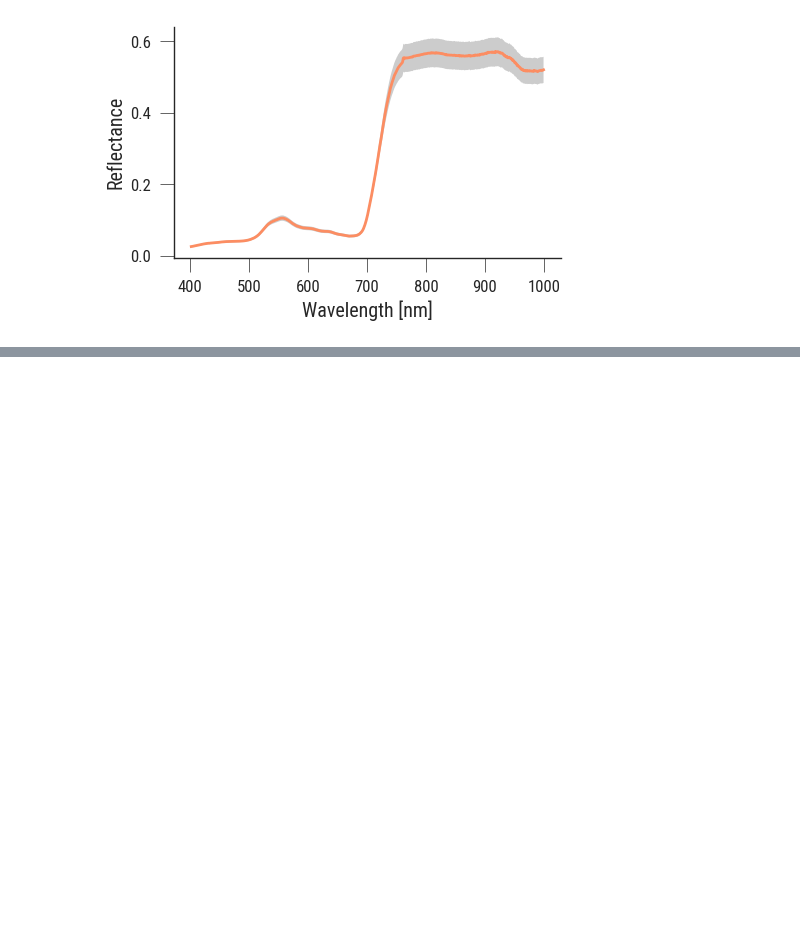
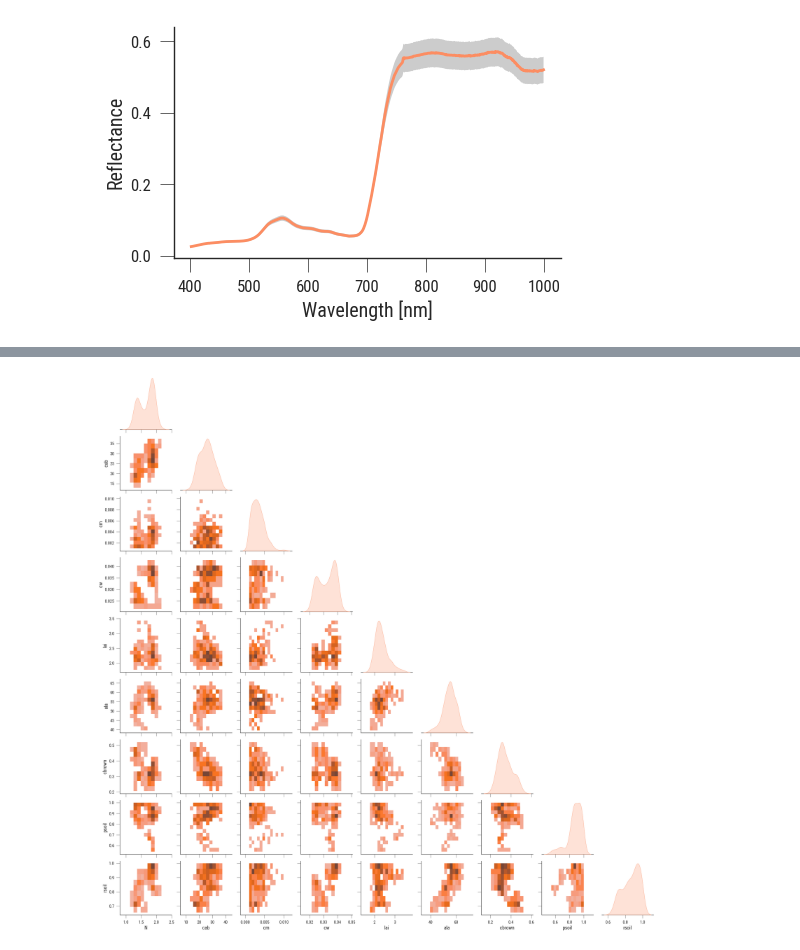
Before and after one commit to jgomezdans/pangeos_uq, a Jupyter notebook: notebooks/09-PiccoloDoppioInversion.ipynb, the cells around one changed output, grey strips where cells are left out. Cells and saved outputs as stored; diff of their text form; code cells hidden in the pictures; blank space fills up the shorter version.

```diff
--- a/notebooks/09-PiccoloDoppioInversion.ipynb
+++ b/notebooks/09-PiccoloDoppioInversion.ipynb
@@ -84,15 +149,21 @@ retrieval = BiophysicalRetrievalInSitu(df.refl.to_numpy(),
 # %%
-retrieval.run_mcmc(n_samples=20_000)
-retrieval.posterior_samples
+PARAMETERS_NAME = [
+    "N",
+    "cab",
+    "cm",
+    "cw",
+    "lai",
+    "ala",
+    "cbrown",
+    "psoil",
+    "rsoil",
+]
+posterior_df = pd.DataFrame(
+    retrieval.posterior_samples, columns=PARAMETERS_NAME
+)
 
-PARAMETERS_NAME = ['N', 'cab', 'cm', 'cw', 'lai', 'ala', 'cbrown',
-                   "psoil", "rsoil"]
-posterior_df = pd.DataFrame(retrieval.posterior_samples,
-                            columns=PARAMETERS_NAME)
-
-# fig, axes = plt.subplots(n_params, n_params, figsize=(12, 12))
-g = sns.kdeplot(
-    posterior_df.iloc[-2000::5, :],
-    kind="hist",
-    diag_kind="hist",
+g = sns.pairplot(
+    posterior_df.iloc[-2000::10, :], diag_kind="kde", corner=True, kind="hist"
 )
+# %% [output]
+[figure, added]
```
Also changed, not shown: parts of 10 cells of this notebook.
